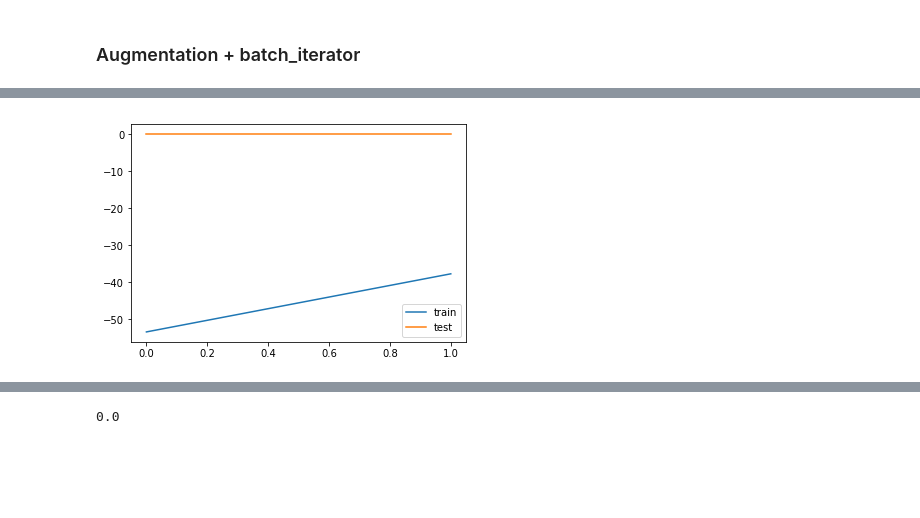
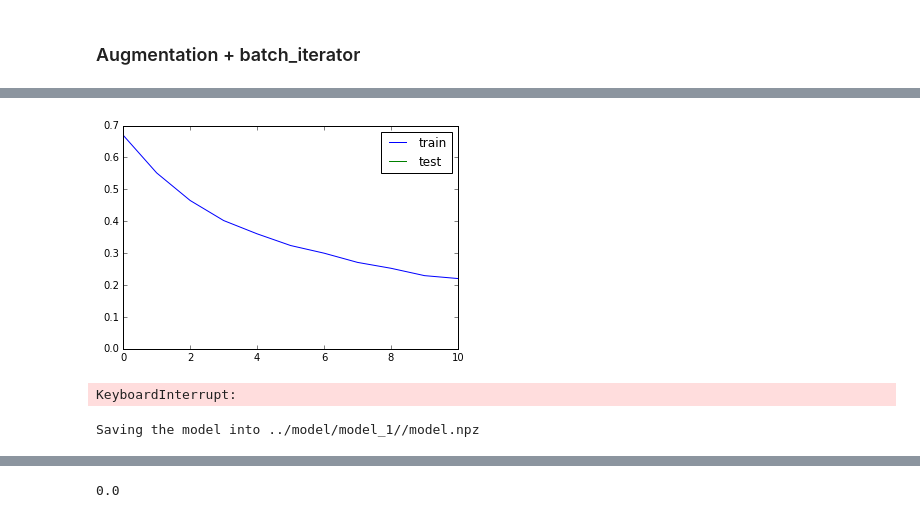
Before and after one commit to rykachevskiy/ds_bowl_2018, a Jupyter notebook: notebooks/Unet.ipynb, the cells around one changed output, grey strips where cells are left out. Drawn from its saved outputs; the diff is of its cells as text; code cells hidden in the pictures; blank space fills up the shorter version.

```diff
--- a/notebooks/Unet.ipynb
+++ b/notebooks/Unet.ipynb
@@ -48,7 +57,8 @@ x = tf.placeholder("float", shape=[None, None, None, 1])
 target = tf.placeholder("float", shape=[None, None, None, 2])
 training = tf.placeholder('bool')
 # %%
-unet_output = unet_kkweon.make_unet(x, training)
+with tf.variable_scope("unet"):
+    unet_output = unet_kkweon.make_unet(x, training)
 # %%
 sigmoid_out = tf.nn.sigmoid(unet_output)
 # %%
@@ -81,3 +95,6 @@ def crop(im, shape):
+# %%
+u16_up = lambda x : (x // 16 + 1) * 16
+u16_d = lambda x : (x // 16) * 16
 # %%
 def get_16_im(im):
     shape = im.shape
@@ -85,8 +102,8 @@ def get_16_im(im):
     pos_x = shape[0] // 2
     pos_y = shape[1] // 2
 
-    u = lambda x : (x // 16 + 1) * 16
-    shape_shift = (u(shape[0]), u(shape[1]))
+
+    shape_shift = (u16_up(shape[0]), u16_up(shape[1]))
 
     #prediction = sess.run(sigmoid_out, feed_dict={x : np.expand_dims(big_im[x: x + shape_shift[0], y : y + shape_shift[1], :], 0), training : False})
     return big_im[pos_x: pos_x + shape_shift[0], pos_y : pos_y + shape_shift[1], :]
@@ -115,4 +132,4 @@ def iterate_minibatches(x, batchsize, shuffle=True):
 train_loss = []
 val_scores = []
 # %%
-epochs = 1
+epochs = 20
@@ -119,43 +139,52 @@ epochs = 1
 # %%
 for epoch in range(epochs):
     curr_loss = 0
-    for i, (gen_batch) in enumerate(iterate_minibatches(gens[:3],3)):
+    for i, (gen_batch) in tqdm(enumerate(iterate_minibatches(gens[:],20))):
         images = [next(g)[0][0] for g in gen_batch]
         shapes = np.concatenate(([np.array(image.shape).reshape(1, -1) for image in images]))
 
-        batch_shape = (min(256, shapes[:,0].min() - 1), min(256, shapes[:,1].min() - 1))
+        batch_shape = (min(256, u16_d(shapes[:,0].min() - 1)), min(256, u16_d(shapes[:,1].min() - 1)))
         images = [crop(im, batch_shape) for im in images]
 
         batch_x = np.expand_dims(np.concatenate([np.expand_dims(im[:,:,0], 0) for im in images]), 3)
         batch_y = np.concatenate([np.expand_dims(im[:,:,1:], 0) for im in images])
-
 
         batch_loss = sess.run([train_step,loss], feed_dict={x : batch_x, target: batch_y, training : True})
         curr_loss += batch_loss[1]
 
     train_loss.append(curr_loss / (i + 1))
 
     val_score = 0
-    for val_im in val_data[:1]:
+    for val_im in tqdm(val_data[:]):
         prediction = sess.run(sigmoid_out, feed_dict={x : np.expand_dims(get_16_im(val_im[:,:,:1]), 0), training : False})
         mask = prediction[0][:val_im.shape[0],:val_im.shape[1],:1]
-        iou = (mask == val_im[:,:,1]).sum() / (mask.shape[0] * mask.shape[1])
+        mask_int = (mask > 0.5).astype(int)[:,:,0].astype('uint8')
+        iou = np.logical_and((mask_int == val_im[:,:,1]),val_im[:,:,1]).sum() / val_im[:,:,1].sum()
 
         val_score += iou
+
+
+
+    if epoch != 0:
+        if val_score < val_scores[-1]:
+            save_model("../model/model_1/")
+
+
     val_scores.append(val_score / len(val_data))
 
     display.clear_output(wait=True)
     plt.plot(train_loss, label='train')
     plt.plot(val_scores, label='test')
     plt.legend()
     plt.show()
 
 #     val_loss = sess.run(loss,  feed_dict={inp : X[4000:].reshape(-1, 100), target: y[4000:].reshape(-1, 100)})
 #     val_losses.append(val_loss)
 #     val_x.append(len(losses_each_n))
 
 #     curr_loss == 0
 
         #print(batch_loss[1])
 # %% [output]
-[figure, old version]
+[figure, new version]
+KeyboardInterrupt:
@@ -161,0 +201,4 @@ for epoch in range(epochs):
+# %%
+save_model("../model/model_1/")
+# %% [output]
+Saving the model into ../model/model_1//model.npz
```
Also changed, not shown: parts of 23 cells of this notebook, 2 other files.
